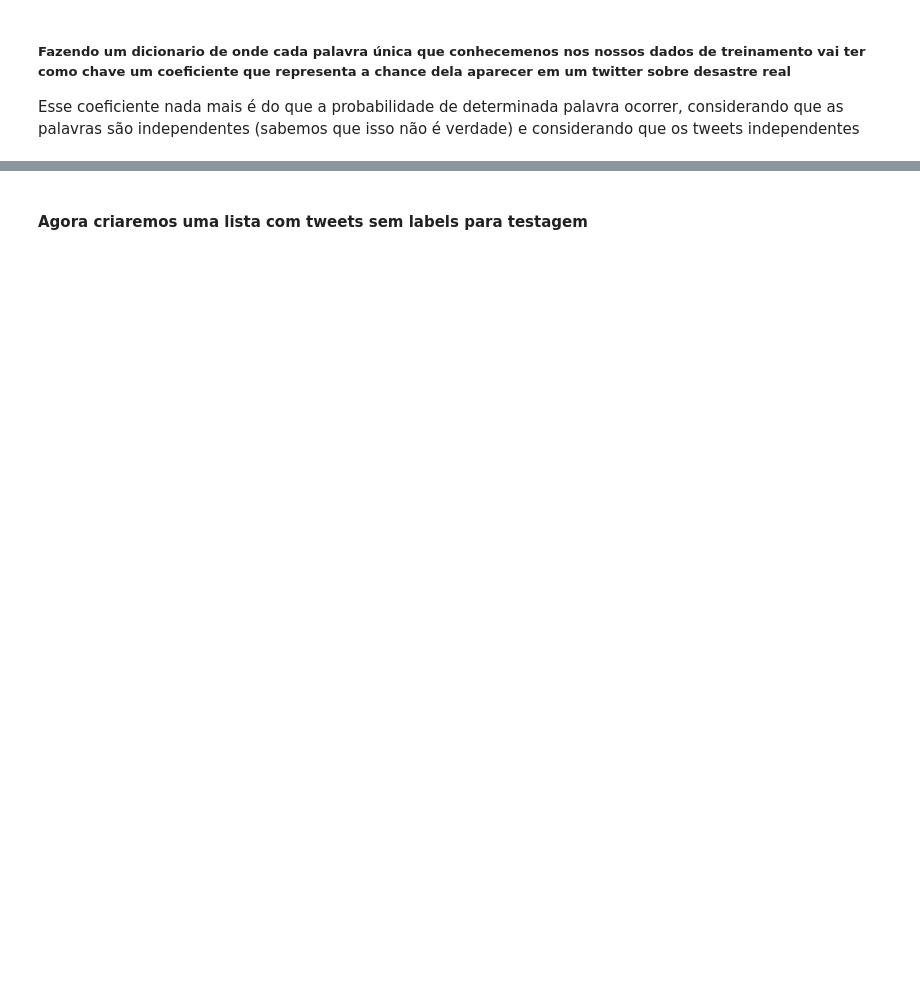
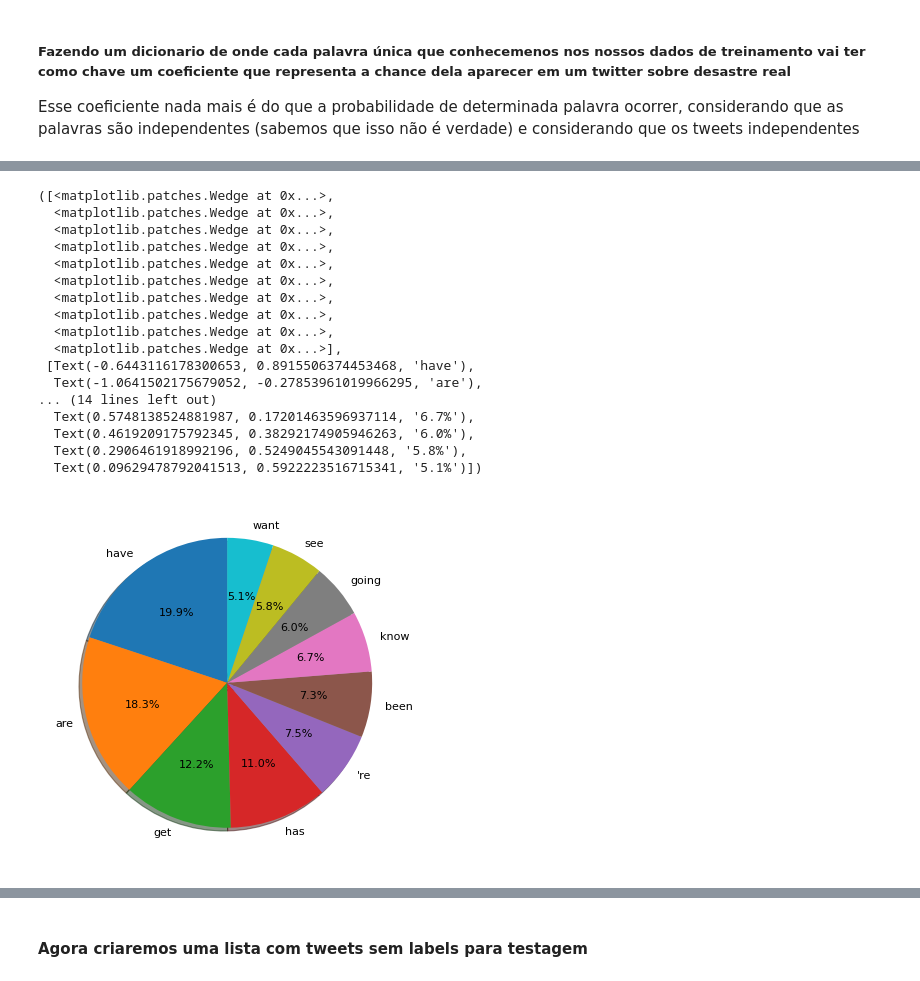
Before and after one commit to vcnovaes/Natural-Language-Processing-with-Disaster-Tweets, a Jupyter notebook: Untitled.ipynb, the cells around one changed output, grey strips where cells are left out. Saved outputs shown, nothing was run; the diff lists cells and outputs as text; code cells hidden in the pictures; blank space fills up the shorter version.

```diff
--- a/Untitled.ipynb
+++ b/Untitled.ipynb
@@ -181,3 +239,30 @@ is : 0.0689506880733945
+# %%
+prob_false_des = OrderedDict(sorted(dict_word_false.items(), key=lambda kv: kv[1] , reverse=True))
+sample_prob_false_des_val = list(prob_false_des.values())[:10]
+sample_prob_false_des_label = list(prob_false_des.keys())[:10]
+# %%
+pre_plot()
+plt.pie(list(map(lambda i: i/sum(sample_prob_false_des_val) ,sample_prob_false_des_val)), labels=sample_prob_false_des_label, autopct='%1.1f%%',
+        shadow=True, startangle=90)
+# %% [output]
+([<matplotlib.patches.Wedge at 0x...>,
+  <matplotlib.patches.Wedge at 0x...>,
+  <matplotlib.patches.Wedge at 0x...>,
+  <matplotlib.patches.Wedge at 0x...>,
+  <matplotlib.patches.Wedge at 0x...>,
+  <matplotlib.patches.Wedge at 0x...>,
+  <matplotlib.patches.Wedge at 0x...>,
+  <matplotlib.patches.Wedge at 0x...>,
+  <matplotlib.patches.Wedge at 0x...>,
+  <matplotlib.patches.Wedge at 0x...>],
+ [Text(-0.6443116178300653, 0.8915506374453468, 'have'),
+  Text(-1.0641502175679052, -0.27853961019966295, 'are'),
+... (14 lines left out)
+  Text(0.5748138524881987, 0.17201463596937114, '6.7%'),
+  Text(0.4619209175792345, 0.38292174905946263, '6.0%'),
+  Text(0.2906461918992196, 0.5249045543091448, '5.8%'),
+  Text(0.09629478792041513, 0.5922223516715341, '5.1%')])
+[figure, added]
 # %%
 
 false_sample = list(dict_word_false.items())
```
Also changed, not shown: parts of 44 cells of this notebook.
